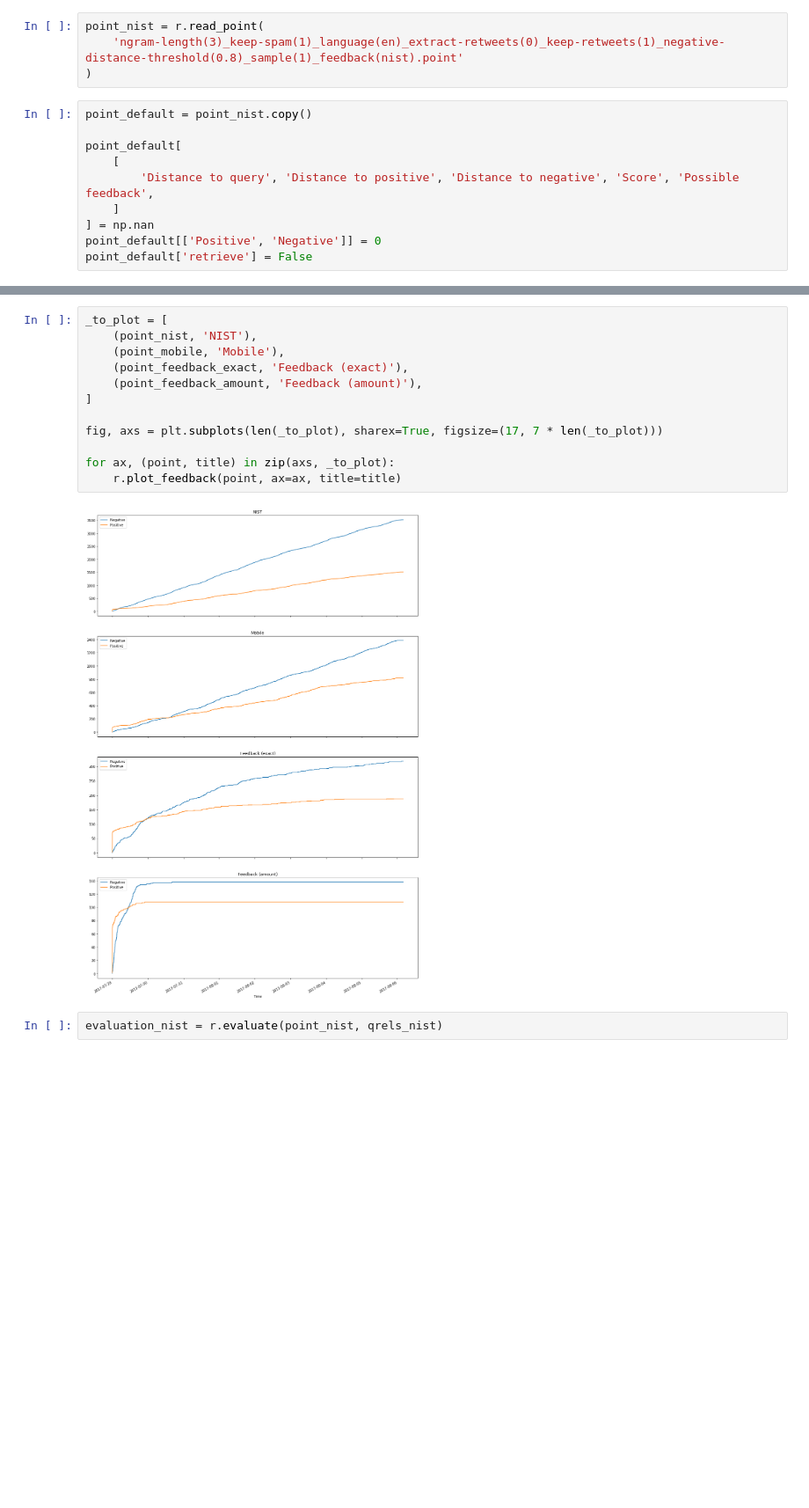
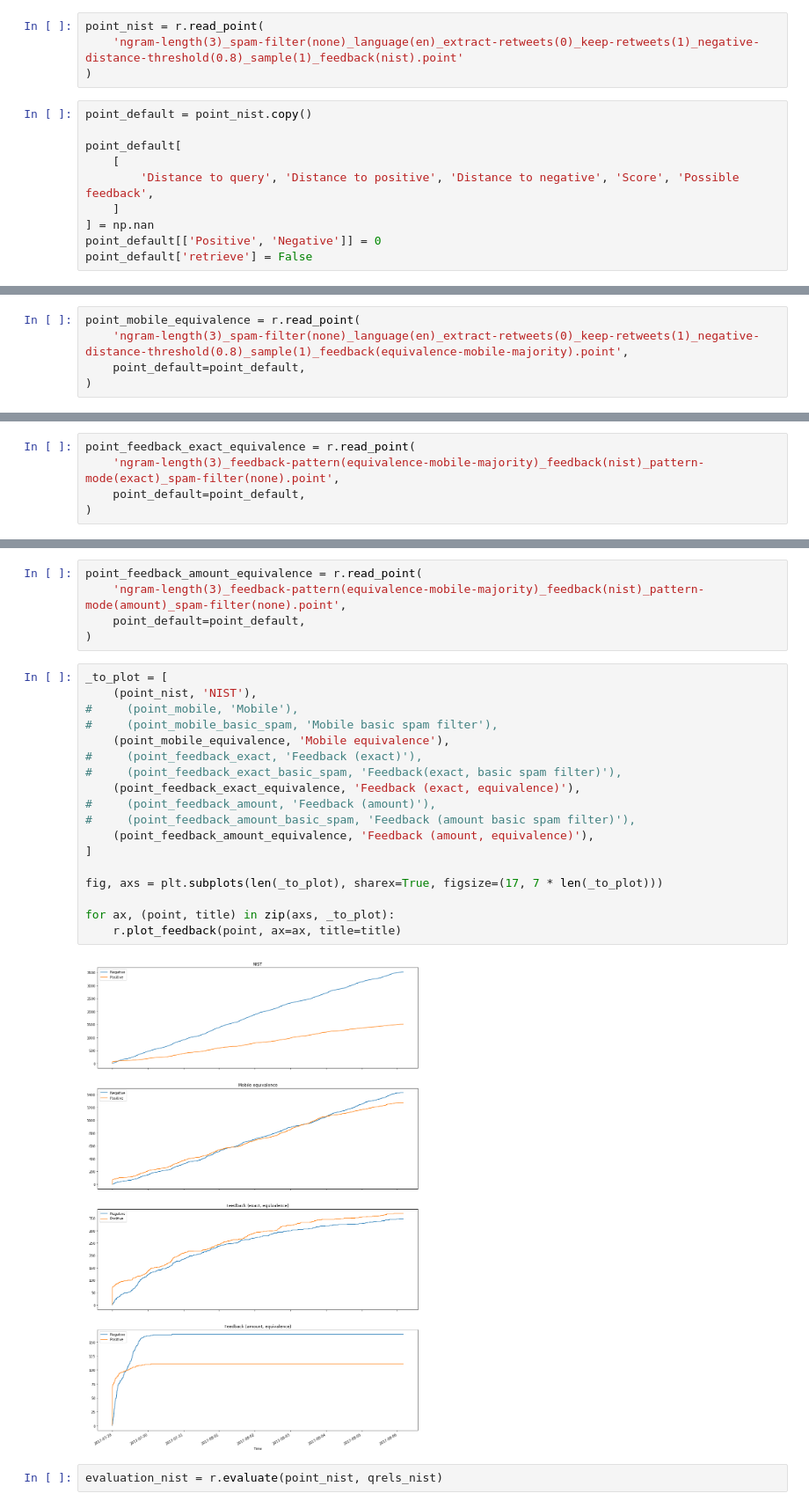
Before and after one commit to dimazest/flock, a Jupyter notebook: rocchio.ipynb, the cells around one changed output, grey strips where cells are left out. Shown: that part at 88% size. Saved outputs shown, nothing was run; the diff lists cells and outputs as text; blank space fills up the shorter version.

```diff
--- a/rocchio.ipynb
+++ b/rocchio.ipynb
@@ -29,6 +36,6 @@ qrels_mobile.update(r.read_qrels('eval/RTS17/gundog/feedback/mobile-majority.txt
 # %%
 point_nist = r.read_point(
-    'ngram-length(3)_keep-spam(1)_language(en)_extract-retweets(0)_keep-retweets(1)_negative-distance-threshold(0.8)_sample(1)_feedback(nist).point'
+    'ngram-length(3)_spam-filter(none)_language(en)_extract-retweets(0)_keep-retweets(1)_negative-distance-threshold(0.8)_sample(1)_feedback(nist).point'
 )
 # %%
 point_default = point_nist.copy()
@@ -48,2 +60,7 @@ point_mobile = r.read_point(
+# %%
+point_mobile_equivalence = r.read_point(
+    'ngram-length(3)_spam-filter(none)_language(en)_extract-retweets(0)_keep-retweets(1)_negative-distance-threshold(0.8)_sample(1)_feedback(equivalence-mobile-majority).point',
+    point_default=point_default,
+)
 # %%
 point_feedback_exact = r.read_point(
@@ -53,2 +75,7 @@ point_feedback_exact = r.read_point(
+# %%
+point_feedback_exact_equivalence = r.read_point(
+    'ngram-length(3)_feedback-pattern(equivalence-mobile-majority)_feedback(nist)_pattern-mode(exact)_spam-filter(none).point',
+    point_default=point_default,
+)
 # %%
 point_feedback_amount = r.read_point(
@@ -58,17 +90,28 @@ point_feedback_amount = r.read_point(
+# %%
+point_feedback_amount_equivalence = r.read_point(
+    'ngram-length(3)_feedback-pattern(equivalence-mobile-majority)_feedback(nist)_pattern-mode(amount)_spam-filter(none).point',
+    point_default=point_default,
+)
 # %%
 _to_plot = [
     (point_nist, 'NIST'),
-    (point_mobile, 'Mobile'),
-    (point_feedback_exact, 'Feedback (exact)'),
-    (point_feedback_amount, 'Feedback (amount)'),
+#     (point_mobile, 'Mobile'),
+#     (point_mobile_basic_spam, 'Mobile basic spam filter'),
+    (point_mobile_equivalence, 'Mobile equivalence'),
+#     (point_feedback_exact, 'Feedback (exact)'),
+#     (point_feedback_exact_basic_spam, 'Feedback(exact, basic spam filter)'),
+    (point_feedback_exact_equivalence, 'Feedback (exact, equivalence)'),
+#     (point_feedback_amount, 'Feedback (amount)'),
+#     (point_feedback_amount_basic_spam, 'Feedback (amount basic spam filter)'),
+    (point_feedback_amount_equivalence, 'Feedback (amount, equivalence)'),
 ]
 
 fig, axs = plt.subplots(len(_to_plot), sharex=True, figsize=(17, 7 * len(_to_plot)))
 
 for ax, (point, title) in zip(axs, _to_plot):
     r.plot_feedback(point, ax=ax, title=title)
 # %% [output]
-[figure, old version]
+[figure, new version]
 # %%
 evaluation_nist = r.evaluate(point_nist, qrels_nist)
 # %%
```
Also changed, not shown: parts of 37 cells of this notebook.
